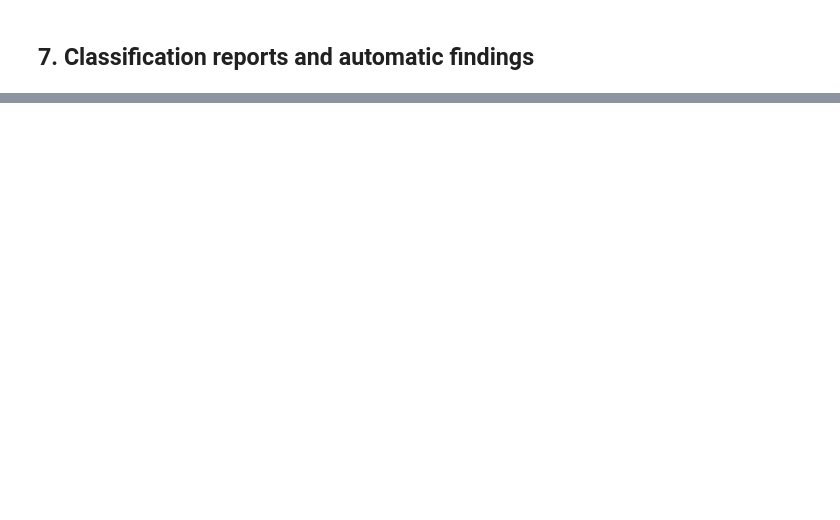
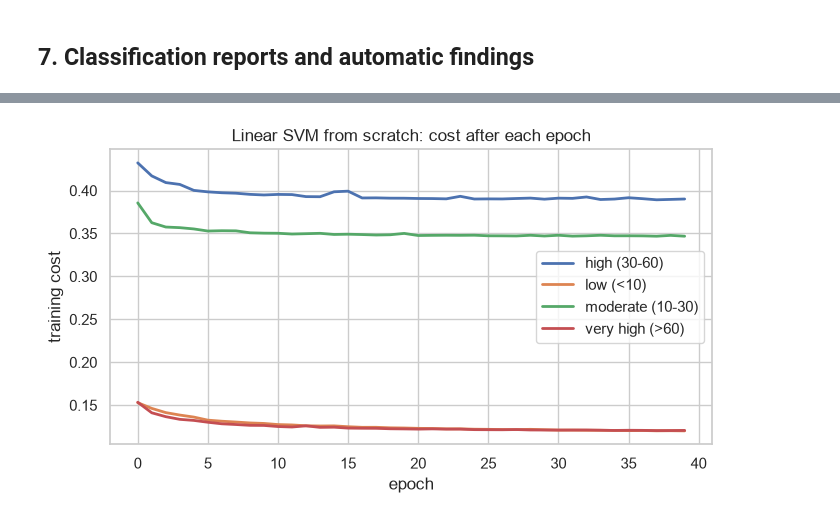
Before and after one commit to Harshini-Bhandary21/AIML_LAB_PRACTICALS, a Jupyter notebook: Harshini_AIML_Practical_4_Classification_Models.ipynb, the cells around one changed output, grey strips where cells are left out. Saved outputs shown, nothing was run; the diff lists cells and outputs as text; code cells hidden in the pictures; blank space fills up the shorter version.

```diff
--- a/Harshini_AIML_Practical_4_Classification_Models.ipynb
+++ b/Harshini_AIML_Practical_4_Classification_Models.ipynb
@@ -289,0 +280,10 @@ Keep `sdg3_health_engineered.csv` in the same folder as this notebook. Install `
+# %%
+prep = models["KNN"].named_steps["preprocess"]      # already fitted in section 5
+Xtr = prep.transform(X_train)
+Xte = prep.transform(X_test)
+classes = np.array(clean_class_names)
+ytr = np.searchsorted(classes, y_train.values)       # labels as numbers 0 to 3
+yte = np.searchsorted(classes, y_test.values)
+K = len(classes)
+print("Train matrix:", Xtr.shape, " Test matrix:", Xte.shape)
+print("Classes:", [str(c) for c in classes])
@@ -289,0 +564,72 @@ Keep `sdg3_health_engineered.csv` in the same folder as this notebook. Install `
+# %%
+def train_binary_svm(X, y01, lam=0.001, epochs=40, batch=64, lr0=0.1, seed=0):
+    rng = np.random.default_rng(seed)
+    ys = np.where(y01 == 1, 1, -1)
+    m, n = X.shape
+    cw = {1: m / (2 * (ys == 1).sum()), -1: m / (2 * (ys == -1).sum())}    # balanced weights
+    sw = np.where(ys == 1, cw[1], cw[-1])
+    w, b, step = np.zeros(n), 0.0, 0
+    cost_history = []
+    for ep in range(epochs):
+        order = rng.permutation(m)
+        for s in range(0, m, batch):
+            idx = order[s:s + batch]
+            Xb, yb, wb = X[idx], ys[idx], sw[idx]
+            step += 1
+            lr = lr0 / (1 + 0.001 * step)                        # smaller steps later
+            broken = yb * (Xb @ w + b) < 1
+            coef = (wb * yb)[broken]
+            grad_w = lam * w - (coef[:, None] * Xb[broken]).sum(axis=0) / len(idx)
+            grad_b = -coef.sum() / len(idx)
+            w, b = w - lr * grad_w, b - lr * grad_b
+        cost_history.append(0.5 * lam * (w @ w) + np.mean(sw * np.maximum(0, 1 - ys * (X @ w + b))))
+    return w, b, cost_history
+
+class MyLinearSVM:
+    def __init__(self, lam=0.001, epochs=40):
+        self.lam, self.epochs = lam, epochs
+
+    def fit(self, X, y, n_classes):
+        self.W, self.B, self.history = [], [], []
+        for c in range(n_classes):
+            w, b, h = train_binary_svm(X, (y == c).astype(int), self.lam, self.epochs, seed=c)
+            self.W.append(w); self.B.append(b); self.history.append(h)
+        self.W, self.B = np.array(self.W), np.array(self.B)
+        return self
+
+    def decision_function(self, X):
+        return X @ self.W.T + self.B
+
+    def predict(self, X):
+        return self.decision_function(X).argmax(axis=1)
+
+def softmax(scores):
+    s = scores - scores.max(axis=1, keepdims=True)
+    p = np.exp(s)
+    return p / p.sum(axis=1, keepdims=True)
+
+LAMBDA = 0.001
+t0 = time.time()
+my_svm = MyLinearSVM(lam=LAMBDA).fit(Xtr, ytr, K)
+svm_score = my_svm.decision_function(Xte)
+svm_prob = softmax(svm_score)
+svm_pred = svm_score.argmax(axis=1)
+print("Time taken: %.1f s" % (time.time() - t0))
+
+plt.figure(figsize=(7, 4))
+for c in range(K):
+    plt.plot(my_svm.history[c], lw=2, label=classes[c])
+plt.xlabel("epoch"); plt.ylabel("training cost"); plt.title("Linear SVM from scratch: cost after each epoch")
+plt.legend(); plt.tight_layout(); plt.show()
+
+# scikit-learn linear SVM, same cost
+from sklearn.multiclass import OneVsRestClassifier
+C_value = 1 / (LAMBDA * len(Xtr))
+t0 = time.time()
+lib_linear_svm = OneVsRestClassifier(SVC(kernel="linear", C=C_value, class_weight="balanced")).fit(Xtr, ytr)
+print("scikit-learn linear SVM time: %.1f s" % (time.time() - t0))
+lib_lin_score = lib_linear_svm.decision_function(Xte)
+lib_lin_pred = lib_lin_score.argmax(axis=1)
+lib_lin_prob = softmax(lib_lin_score)
+print("Linear SVM from scratch done. Scores:", score_line(my_scores(yte, svm_pred, svm_prob)))
+# %% [output]
@@ -289,0 +637 @@ Keep `sdg3_health_engineered.csv` in the same folder as this notebook. Install `
+[figure, added]
```
Also changed, not shown: parts of 28 cells of this notebook, 3 other files.
